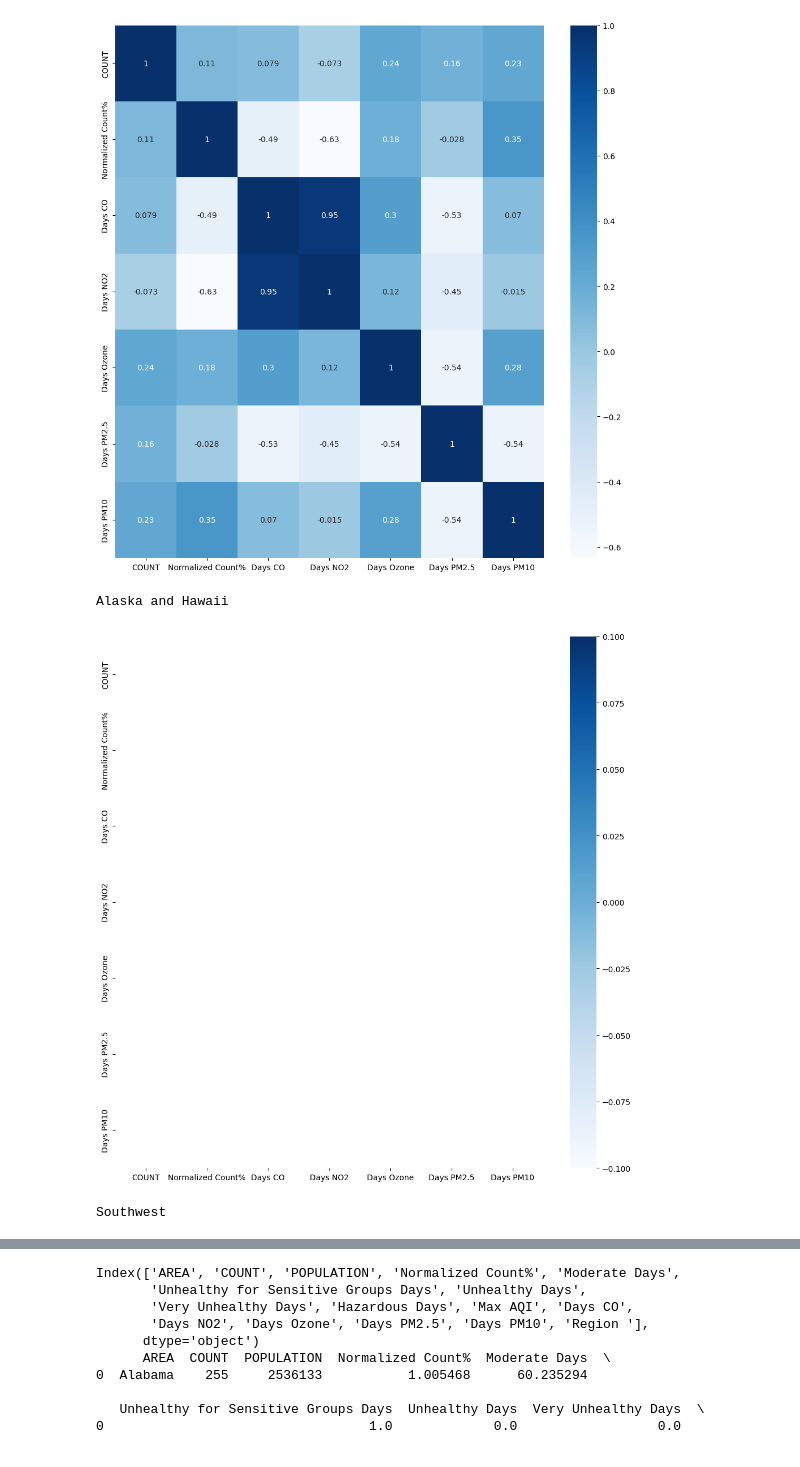
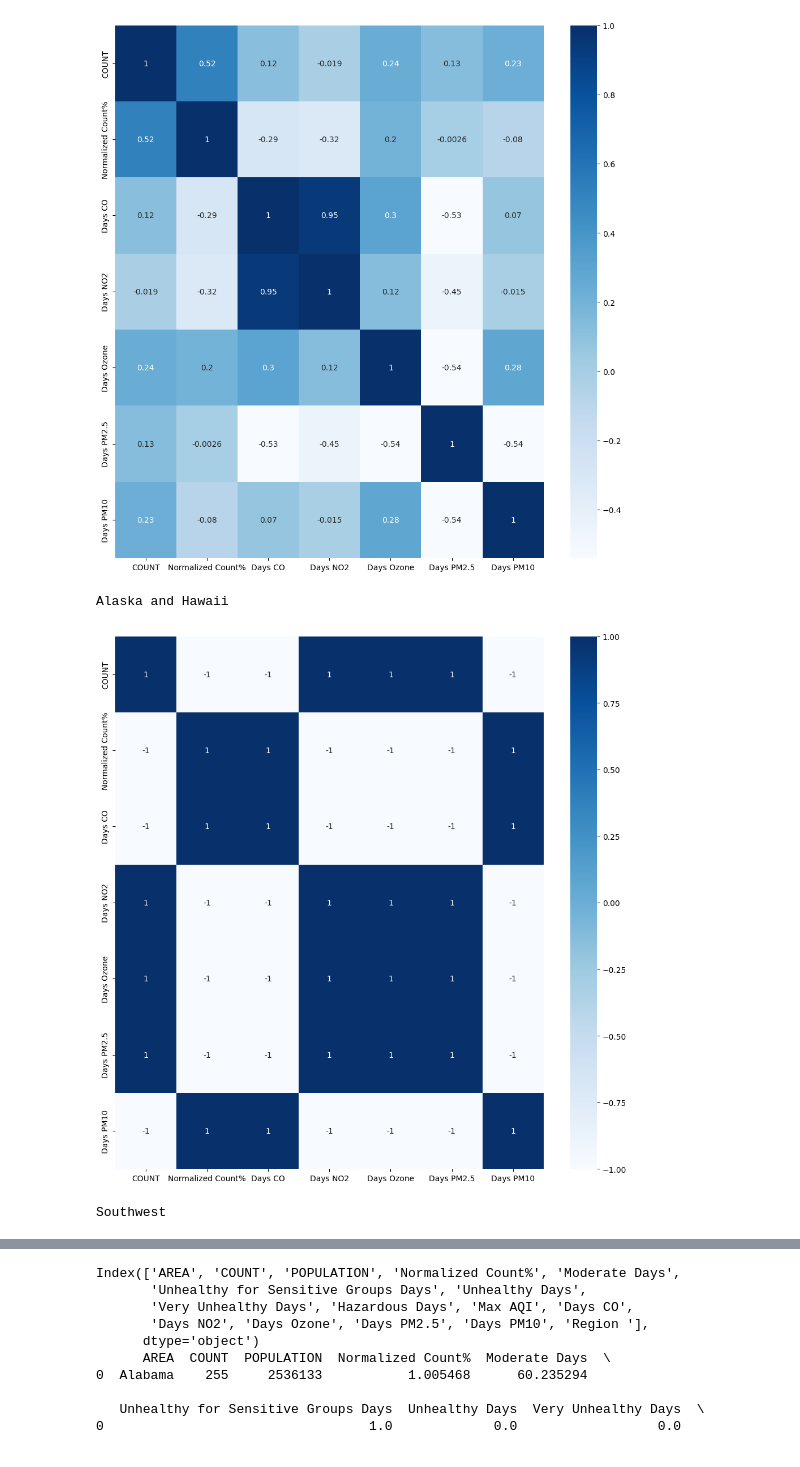
Before and after one commit to noblepenguin43/cancer-environment-corelation, a Jupyter notebook: CancerData-2018-to-2020.ipynb, the cells around one changed output, grey strips where cells are left out. Saved outputs shown, nothing was run; the diff lists cells and outputs as text; code cells hidden in the pictures.

Commit message:
Kaggle Notebook | Updated regional 2019/2020/2018: Cancer Data | Version 13

```diff
--- a/CancerData-2018-to-2020.ipynb
+++ b/CancerData-2018-to-2020.ipynb
@@ -15,7 +15,7 @@ year = '2018'
 #site_csv = 'df_cancer_airpollution-Esophagus.csv' #UNCOMMMENT IF YOU WANT DUMP DATA FOR ANALYSIS - step 5
 
 #Choose this if you want specififc Cancer Type
-site = 'Cervix'
+site = 'Hodgkin Lymphoma'
 num1 = 0
 num2 = 1000
 
@@ -154,5 +154,31 @@ for region in regions:
     #ax1.set_yticklabels(matrix_normalized_test.index, rotation=45)
     fig.subplots_adjust(wspace=0.005)
     plt.show()
+
+# ########################################################
+# #STEP 8 - for JEI 2*2 matrix
+# ##########################################################
+# regions = [ "Midwest"]
+# #n_values = [12,2,4,3,5,6,6,8,5]
+# for region in regions:
+#     #---Consider region create corelation matrix ----
+#     df_region = df_cancercount_region.loc[(df_cancercount_region['Region '] == region)]
+#     #print (df_region.columns)
+#     print (region)
+#     #print (df_region)
+#     #df_region_cancer = df_region.iloc[:, [1,3,4,5,6, 7,8,9,10,11,12,13,14]]
+#     #df_region_cancer = df_region.iloc[:, [1,3,10,11,12,13,14]]
+#     df_region_cancer = df_region.iloc[:, [3,10,11,12,13,14]]
+#     #print(df_region_cancer.columns)
+#     matrix_normalized_test = df_region_cancer.corr()
+#     plt.rcParams["figure.figsize"] = [10, 10]
+#     plt.rcParams["figure.autolayout"] = True
+#     fig, (ax1) = plt.subplots(ncols=1)
+#     fig.subplots_adjust(wspace=0.05)
+#     sns.heatmap(matrix_normalized_test, cmap="Blues", ax=ax1, cbar=True, annot=True)
+#     #ax1.set_xticklabels(matrix_normalized_test.index, rotation=45)
+#     #ax1.set_yticklabels(matrix_normalized_test.index, rotation=45)
+#     fig.subplots_adjust(wspace=0.005)
+#     plt.show()
 # %% [output]
 South
@@ -185,7 +211,7 @@ year = '2020'
 #site_csv = 'df_cancer_airpollution-Esophagus.csv' #UNCOMMMENT IF YOU WANT DUMP DATA FOR ANALYSIS - step 5
 
 #Choose this if you want specififc Cancer Type
-site = 'Cervix'
+site = 'Hodgkin Lymphoma'
 num1 = 0
 num2 = 1000
 
@@ -297,33 +323,33 @@ df_all.to_csv('2020_Atreya_June22-2025_data.csv')
 ##########################################################
 df_ap = pd.DataFrame.from_dict(list(csv.DictReader(open(data_path_differentRegions))))
 df_cancercount_region = pd.merge(df_all, df_ap, on='AREA', how='outer' )
 #print(df_cancercount_region.columns)
 
 ########################################################
 #STEP 7 - Check for correlation across different regions
 ##########################################################
 regions = ["South","Alaska and Hawaii", "Southwest", "West Coast", "Rocky Mountains", "New England", "Mid-Atlantic", "Midwest", "Great Plains"]
 for region in regions:
     #---Consider region create corelation matrix ----
     df_region = df_cancercount_region.loc[(df_cancercount_region['Region '] == region)]
     #print (df_region.columns)
     print (region)
     #df_region_cancer = df_region.iloc[:, [1,3,4,5,6, 7,8,9,10,11,12,13,14]]
     df_region_cancer = df_region.iloc[:, [1,3,10,11,12,13,14]]
     #print(df_region_cancer.columns)
     matrix_normalized_test = df_region_cancer.corr()
     #plt.rcParams["figure.figsize"] = [10, 10]
     plt.rcParams["figure.autolayout"] = True
     fig, (ax1) = plt.subplots(ncols=1)
     fig.subplots_adjust(wspace=0.05)
     sns.heatmap(matrix_normalized_test, cmap="Blues", ax=ax1, cbar=True, annot=True)
     #ax1.set_xticklabels(matrix_normalized_test.index, rotation=45)
     #ax1.set_yticklabels(matrix_normalized_test.index, rotation=45)
     fig.subplots_adjust(wspace=0.005)
     plt.show()
 # %% [output]
 South
-[figure, old version]
+[figure, new version]
 Alaska and Hawaii
-[figure, old version]
+[figure, new version]
 Southwest
```
Also changed, not shown: parts of 6 cells of this notebook.
